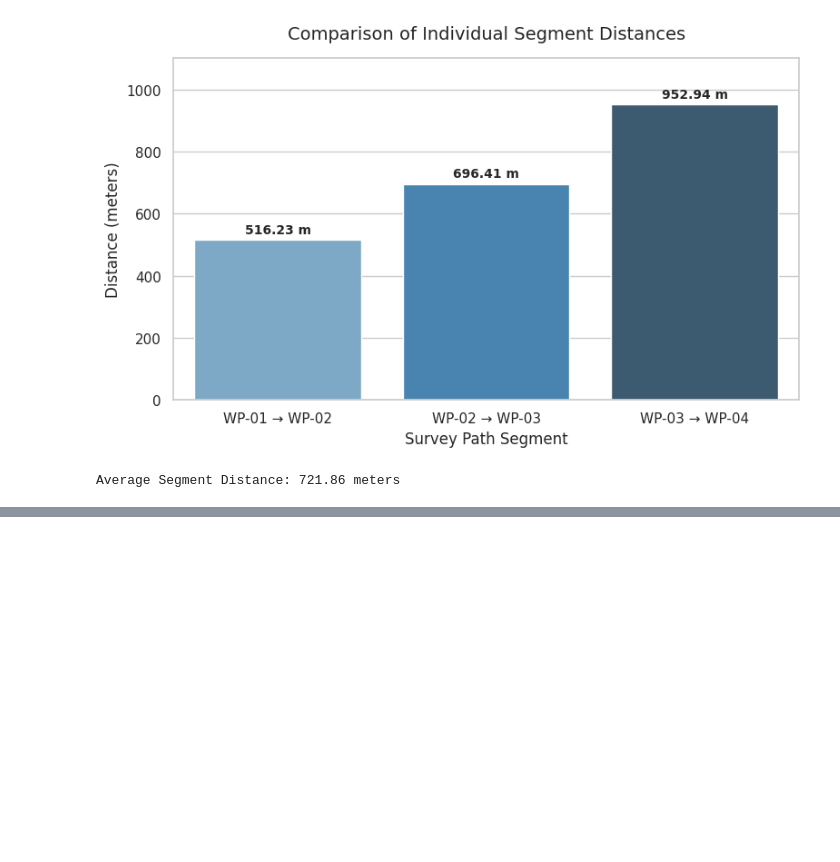
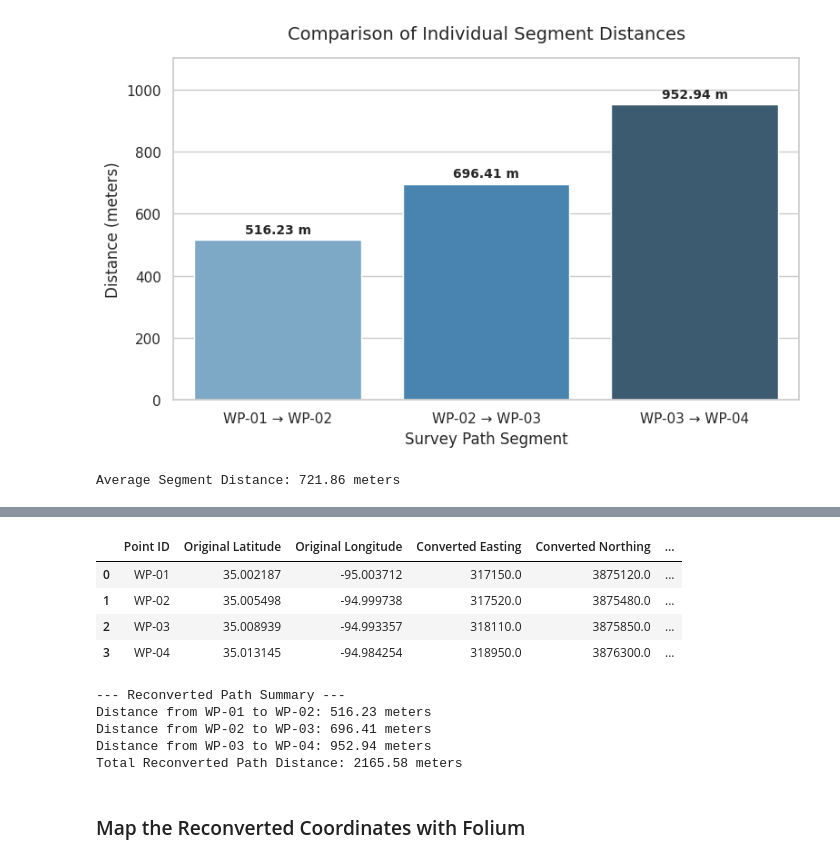
Before and after one commit to JacekDrzycimski/6tunnel, a Jupyter notebook: 2D_line_OSM_1.ipynb, the cells around one changed output, grey strips where cells are left out. Drawn from its saved outputs; the diff is of its cells as text; code cells hidden in the pictures; blank space fills up the shorter version.

```diff
--- a/2D_line_OSM_1.ipynb
+++ b/2D_line_OSM_1.ipynb
@@ -480,0 +541,50 @@ Average Segment Distance: 721.86 meters
+# %%
+from geopy.distance import geodesic
+import pandas as pd
+
+# Initialize lists to store calculations
+reconverted_distances = []
+cumulative_dist = 0.0
+cumulative_distances_list = [0.0]
+
+# Loop through the df_utm_reconverted dataframe to compute consecutive distances
+for i in range(len(df_utm_reconverted) - 1):
+    point_a = (df_utm_reconverted.loc[i, 'Original Latitude'], df_utm_reconverted.loc[i, 'Original Longitude'])
+    point_b = (df_utm_reconverted.loc[i+1, 'Original Latitude'], df_utm_reconverted.loc[i+1, 'Original Longitude'])
+
+    # Calculate geodesic distance in meters
+    dist_m = geodesic(point_a, point_b).meters
+    reconverted_distances.append(dist_m)
+
+    cumulative_dist += dist_m
+    cumulative_distances_list.append(cumulative_dist)
+
+# Pad individual distances for the starting point
+individual_distances_col = [float('nan')] + reconverted_distances
+
+# Create a copy and add results
+df_reconverted_distances = df_utm_reconverted.copy()
+df_reconverted_distances['Distance to Next (m)'] = pd.Series(reconverted_distances + [float('nan')])
+df_reconverted_distances['Cumulative Distance (m)'] = cumulative_distances_list
+
+display(df_reconverted_distances)
+
+print("\n--- Reconverted Path Summary ---")
+for i in range(len(reconverted_distances)):
+    pt_from = df_utm_reconverted.loc[i, 'Point ID']
+    pt_to = df_utm_reconverted.loc[i+1, 'Point ID']
+    print(f"Distance from {pt_from} to {pt_to}: {reconverted_distances[i]:.2f} meters")
+print(f"Total Reconverted Path Distance: {cumulative_dist:.2f} meters")
+# %% [output]
+|  | Point ID | Original Latitude | Original Longitude | Converted Easting | Converted Northing | ... |
+| 0 | WP-01 | 35.002187 | -95.003712 | 317150.0 | 3875120.0 | ... |
+| 1 | WP-02 | 35.005498 | -94.999738 | 317520.0 | 3875480.0 | ... |
+| 2 | WP-03 | 35.008939 | -94.993357 | 318110.0 | 3875850.0 | ... |
+| 3 | WP-04 | 35.013145 | -94.984254 | 318950.0 | 3876300.0 | ... |
+--- Reconverted Path Summary ---
+Distance from WP-01 to WP-02: 516.23 meters
+Distance from WP-02 to WP-03: 696.41 meters
+Distance from WP-03 to WP-04: 952.94 meters
+Total Reconverted Path Distance: 2165.58 meters
+# %% [markdown]
+### Map the Reconverted Coordinates with Folium
```
Also changed, not shown: parts of 15 cells of this notebook.
